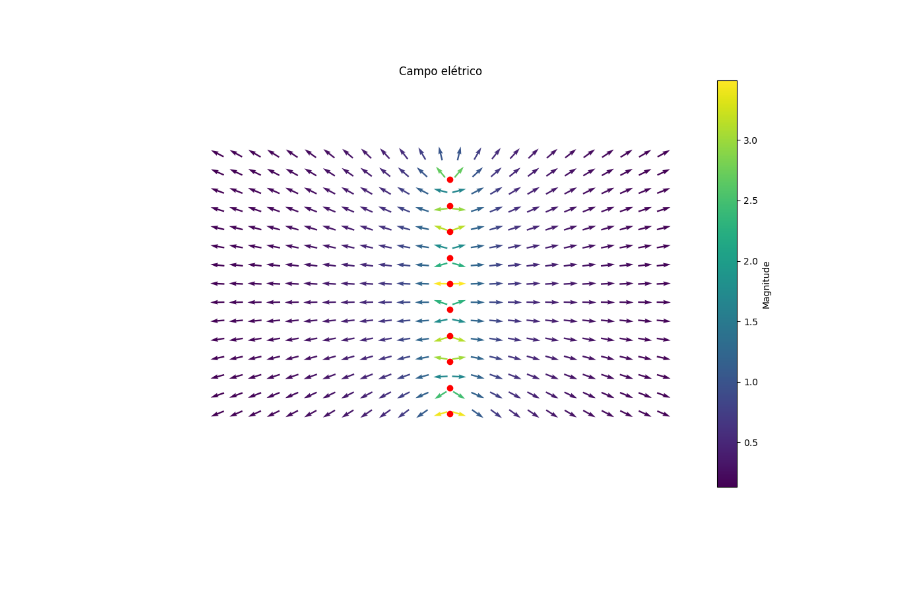
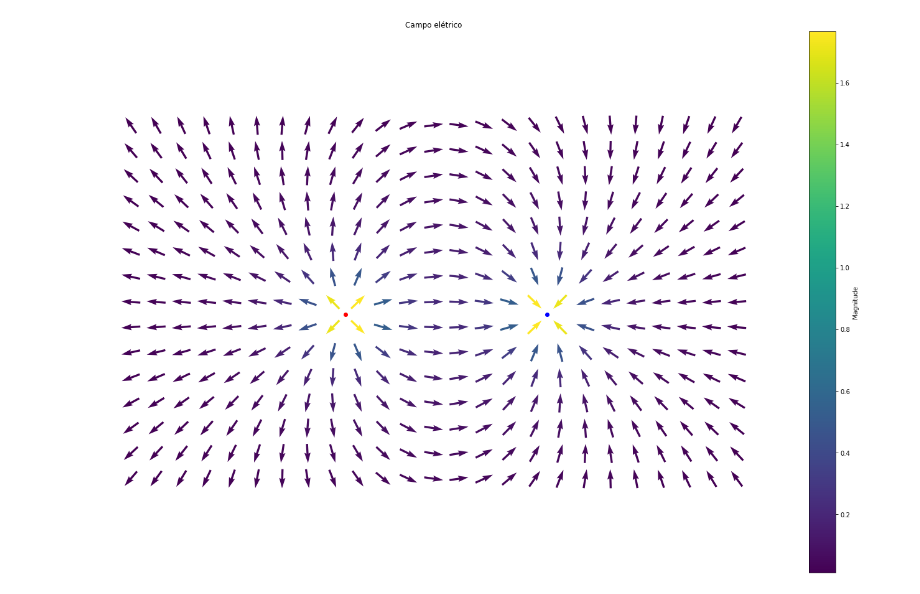
Before and after one commit to BerserkGorilla/LinhasDeCampo, a Jupyter notebook: Simulação Campo Eletrico.ipynb, the cells around one changed output. Drawn from its saved outputs; the diff is of its cells as text; code cells hidden in the pictures.

```diff
--- a/Simulação Campo Eletrico.ipynb
+++ b/Simulação Campo Eletrico.ipynb
@@ -46,21 +132,14 @@ X, Y = np.meshgrid(X, Y)
 #Encontrando os campos
 Ex = np.zeros((N, M))
 Ey = np.zeros((N, M))
-# Quantidade de cargas
-nq = 3
-aleatoriedade = 0  #0 para cargas em locais selecionados e 1 para cargas em locais aleatórios
-lin = 1.3 #De certa forma a linearidade do campo, quando 1 o campo é 1/x, quando 2 é 1/x^2 e etc
 
+lin = 1.3
 
-#Debugging
-
-#print(Ex)
-#print(Ey)
-
-
-# Computando para cargas aleatóriamente posicionadas no espaço
-qq = [[], []]  # guarda as coordenadas das cargas
+aleatoriedade = int(input('Para cargas em locais aleatorios digite 1 e aperte "enter", para selecionar a posição das cargas digite qualquer outro número inteiro: '))
 if aleatoriedade == 1:
+    nq = int(input("digite a quantidade de cargas que você deseja simular: "))
+    qq = [[], []]  # guarda as coordenadas das cargas
+    chargetype = 0
     for dummy in range(nq):
         q = random.choice([-1, 1])
         qy, qx = random.randrange(1, N), random.randrange(1, M)
@@ -73,60 +152,36 @@ if aleatoriedade == 1:
                 if denom != 0:
                     Ex[i, j] += q * (j - qx) / denom
                     Ey[i, j] += q * (i - qy) / denom
-
-# Computando para cargas posicionadas em um local selecionado
-else:
-    #Definindo posição e intensidade das cargas
-    qqp = [[12.5,12.5,12.5,12.5,12.5,12.5,12.5,12.5,12.5,12.5], [0,1.4,2.8,4.2,5.6,7,8.4,9.8,11.2,12.6]] # guarda as posições das cargas negativas () formato:([X1,X2....], [Y1,Y2.....])
-    qqn = [[], []] # guarda as posições das cargas positivas
-    qn = [] # guarda a magnitude das cargas negativas
-    qp = [1,1,1,1,1,1,1,1,1,1] # guarda a magnitude das cargas positivas
-    #Para as barras:
-    #qqp = upp # guarda as posições das cargas negativas () formato:([X1,X2....], [Y1,Y2.....])
-    #qqn = unn # guarda as posições das cargas positivas
-    #qn = yn # guarda a magnitude das cargas negativas
-    #qp = yp # guarda a magnitude das cargas positivas
-
-    #Loop nas cargas negativas:
-    for k in range(len(qn)):
-        for i in range(N):#N está associado a Y
-            for j in range(M):#M está associado a X
-                denom = ((i - qqn[1][k]) ** 2 + (j - qqn[0][k]) ** 2) ** lin
-                if denom != 0:
-                    Ex[i, j] += qn[k] * (j - qqn[0][k]) / denom
-                    Ey[i, j] += qn[k] * (i - qqn[1][k]) / denom
-    #Loop nas cargas positivas:
-    for k in range(len(qp)):
-        for i in range(N):#N está associado a Y
-            for j in range(M):#M está associado a X
-                denom = ((i - qqp[1][k]) ** 2 + (j - qqp[0][k]) ** 2) ** lin
-                if denom != 0:
-                    Ex[i, j] += qp[k] * (j - qqp[0][k]) / denom
-                    Ey[i, j] += qp[k] * (i - qqp[1][k]) / denom
-
-# Cor dos vetores
-C = np.hypot(Ex, Ey)
-# normalizando o tamanho dos vetores
-E = (Ex ** 2 + Ey ** 2) ** .5
-#print(Ex)
-Ex = Ex / E
-Ey = Ey / E
-
-# Desenhando
-plt.figure(figsize=(12, 8))
-# Cargas
-if aleatoriedade == 1:
+    plt.figure(figsize=(24, 16))
+    C,Ex,Ey = veccol(Ex,Ey)
     plt.plot(*qq, 'bo')
 else:
-    #Para cargas
-    plt.plot(*qqn, 'bo',color = 'blue')
-    plt.plot(*qqp, 'bo',color = 'red')
-    #Para as barras sinais diferentes
-    #plt.plot(*unn1, 'bo',color = 'blue')
-    #plt.plot(*upp1, 'bo',color = 'red')
-    #Para as duas barras positivas
-    #plt.plot(*unn1, 'bo',color = 'red')
-    #plt.plot(*upp1, 'bo',color = 'red')
+    chargetype = int(input("Para simular cargas pontuais coloque 0, para barras carregadas digite 1: "))
+    if chargetype == 0:
+        preset = int(input("1 para usar configurações predefinidas, para configurações livres seja livre para colocar outro inteiro: "))
+        if preset == 1:
+            n = int(input('Selecione o número da configuração desejada 0-5: '))
+            qqp,qqn,qp,qn = presetcharges(n)
+            Ex,Ey = calcE(N,M,qn,qqn,qp,qqp)
+            C,Ex,Ey = veccol(Ex,Ey)
+            # Desenhando
+            plt.figure(figsize=(24, 16))
+            plt.plot(*qqn, 'bo',color = 'blue')
+            plt.plot(*qqp, 'bo',color = 'red')
+
+    else:
+        x1 = float(input("posição em x da primeira barra de 0 a 24 no formato xx.xx: "))
+        q1 = float(input("carga da primeira barra no formato xx.xx: "))
+        x2 = float(input("posição em x da segunda barra de 0 a 24 no formato xx.xx: "))
+        q2 = float(input("carga da segunda barra no formato xx.xx: "))
+        qqp,upp1,qp,colorb1,qqn,unn1,qn,colorb2 = barpos(x1,x2,q1,q2,n1=1000,n2=1000)
+        Ex,Ey = calcE(N,M,qn,qqn,qp,qqp)
+        C,Ex,Ey = veccol(Ex,Ey)
+        # Desenhando
+        plt.figure(figsize=(24, 16))
+        plt.plot(*upp1, 'bo',color = colorb1)
+        plt.plot(*unn1, 'bo',color = colorb2)
+
 
 # Campo
 plt.quiver(X, Y, Ex, Ey, C, pivot='mid')
@@ -144 +203 @@ plt.show()
-[figure, old version]
+[figure, new version]
```
Also changed, not shown: parts of 5 cells of this notebook.
